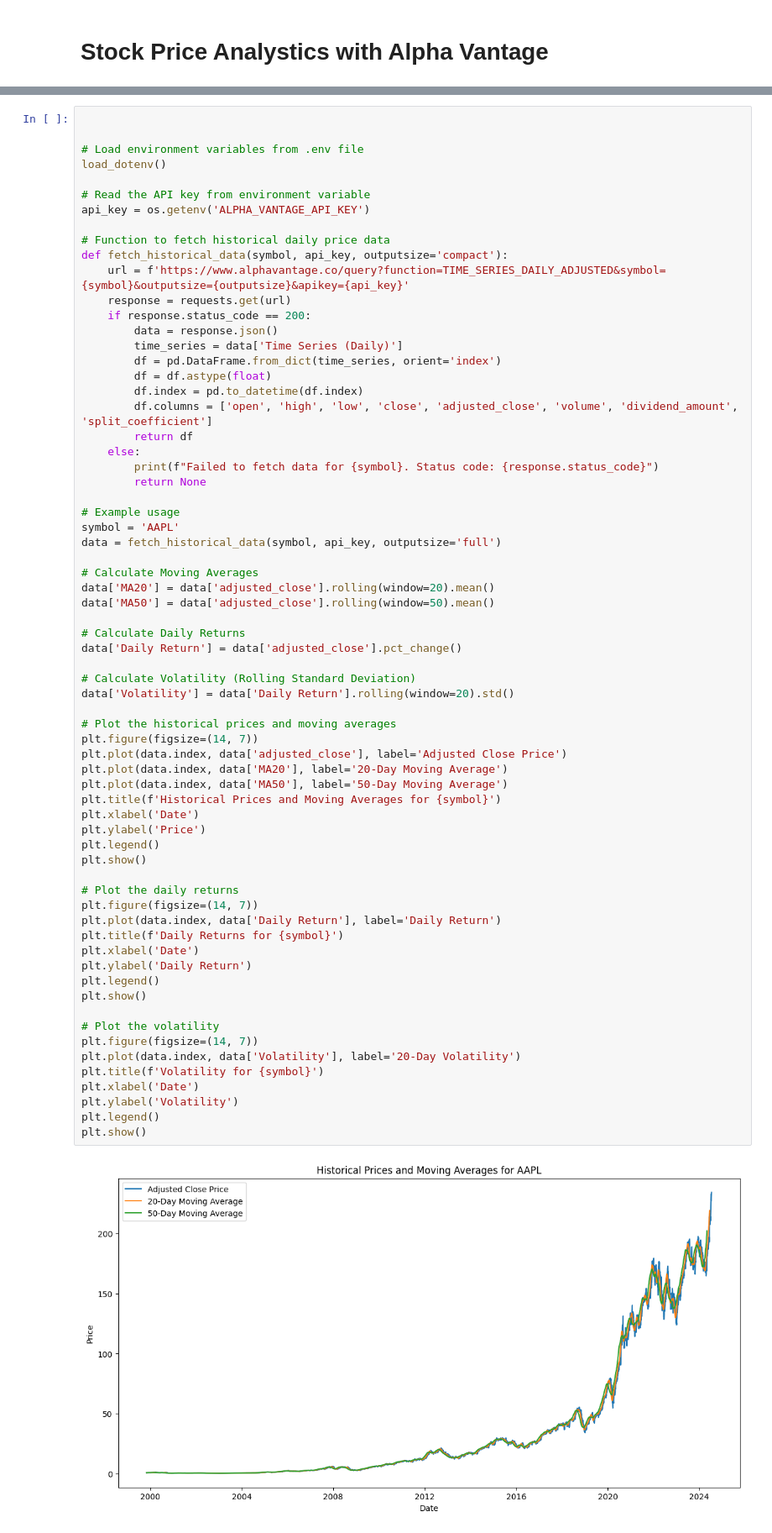
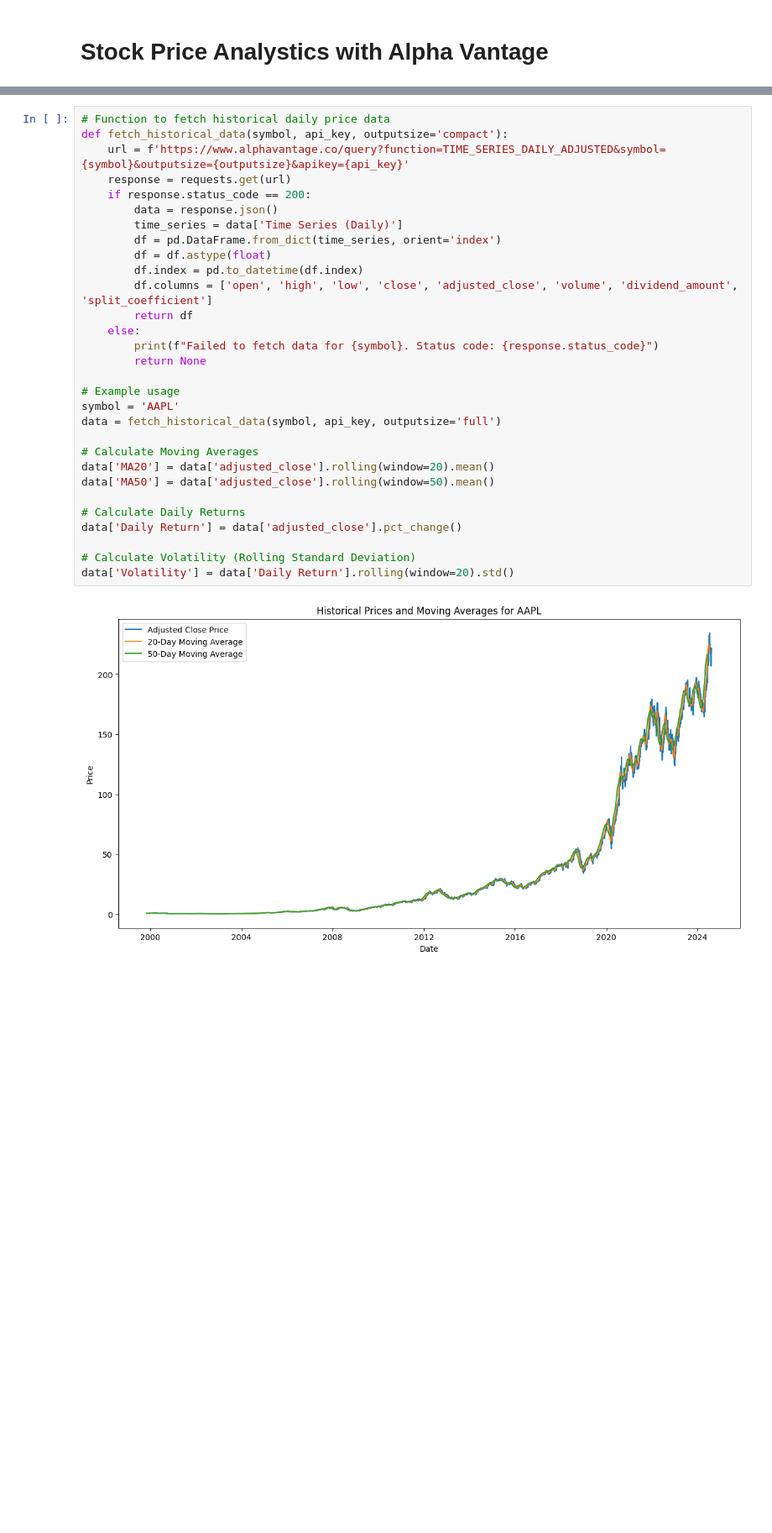
Before and after one commit to sliu810/razorback_investing, a Jupyter notebook: price_analysis/stock_performance/price_analytics_alphavantage.ipynb, the cells around one changed output, grey strips where cells are left out. Shown at 84% size. Saved outputs shown, nothing was run; the diff lists cells and outputs as text; blank space fills up the shorter version.

```diff
--- a/price_analysis/stock_performance/price_analytics_alphavantage.ipynb
+++ b/price_analysis/stock_performance/price_analytics_alphavantage.ipynb
@@ -38,70 +36,33 @@ import os
 api_key = os.getenv('ALPHA_VANTAGE_API_KEY')
 # %%
-
-
-# Load environment variables from .env file
-load_dotenv()
-
-# Read the API key from environment variable
-api_key = os.getenv('ALPHA_VANTAGE_API_KEY')
-
 # Function to fetch historical daily price data
 def fetch_historical_data(symbol, api_key, outputsize='compact'):
     url = f'https://www.alphavantage.co/query?function=TIME_SERIES_DAILY_ADJUSTED&symbol={symbol}&outputsize={outputsize}&apikey={api_key}'
     response = requests.get(url)
     if response.status_code == 200:
         data = response.json()
         time_series = data['Time Series (Daily)']
         df = pd.DataFrame.from_dict(time_series, orient='index')
         df = df.astype(float)
         df.index = pd.to_datetime(df.index)
         df.columns = ['open', 'high', 'low', 'close', 'adjusted_close', 'volume', 'dividend_amount', 'split_coefficient']
         return df
     else:
         print(f"Failed to fetch data for {symbol}. Status code: {response.status_code}")
         return None
 
 # Example usage
 symbol = 'AAPL'
 data = fetch_historical_data(symbol, api_key, outputsize='full')
 
 # Calculate Moving Averages
 data['MA20'] = data['adjusted_close'].rolling(window=20).mean()
 data['MA50'] = data['adjusted_close'].rolling(window=50).mean()
 
 # Calculate Daily Returns
 data['Daily Return'] = data['adjusted_close'].pct_change()
 
 # Calculate Volatility (Rolling Standard Deviation)
 data['Volatility'] = data['Daily Return'].rolling(window=20).std()
-
-# Plot the historical prices and moving averages
-plt.figure(figsize=(14, 7))
-plt.plot(data.index, data['adjusted_close'], label='Adjusted Close Price')
-plt.plot(data.index, data['MA20'], label='20-Day Moving Average')
-plt.plot(data.index, data['MA50'], label='50-Day Moving Average')
-plt.title(f'Historical Prices and Moving Averages for {symbol}')
-plt.xlabel('Date')
-plt.ylabel('Price')
-plt.legend()
-plt.show()
-
-# Plot the daily returns
-plt.figure(figsize=(14, 7))
-plt.plot(data.index, data['Daily Return'], label='Daily Return')
-plt.title(f'Daily Returns for {symbol}')
-plt.xlabel('Date')
-plt.ylabel('Daily Return')
-plt.legend()
-plt.show()
-
-# Plot the volatility
-plt.figure(figsize=(14, 7))
-plt.plot(data.index, data['Volatility'], label='20-Day Volatility')
-plt.title(f'Volatility for {symbol}')
-plt.xlabel('Date')
-plt.ylabel('Volatility')
-plt.legend()
-plt.show()
 # %% [output]
-[figure, old version]
+[figure, new version]
```
Also changed, not shown: parts of 9 cells of this notebook, 25 other files.
